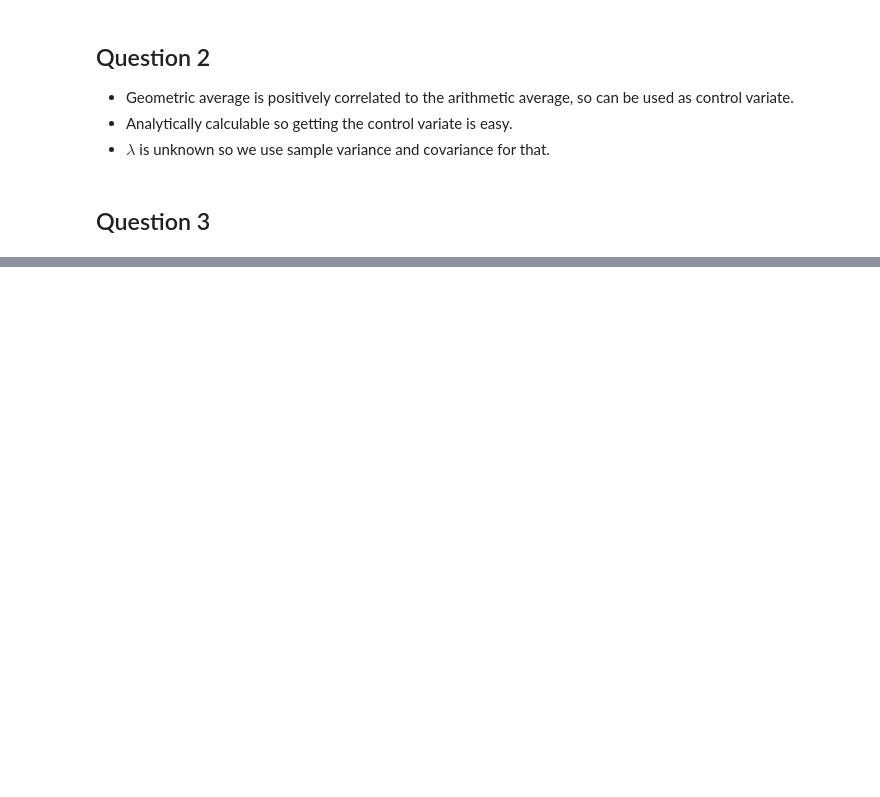
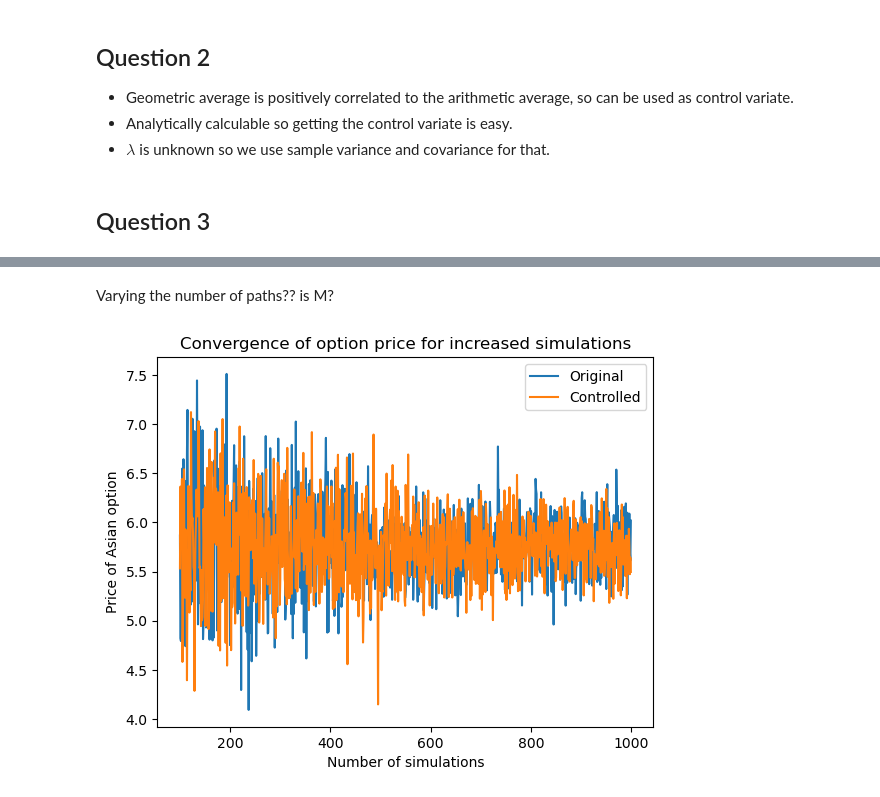
Before and after one commit to ThomasTenDamme/Comp_Finance_Group_16, a Jupyter notebook: Assignment 2/Part 3.ipynb, the cells around one changed output, grey strips where cells are left out. Saved outputs shown, nothing was run; the diff lists cells and outputs as text; code cells hidden in the pictures; blank space fills up the shorter version.

```diff
--- a/Assignment 2/Part 3.ipynb
+++ b/Assignment 2/Part 3.ipynb
@@ -150,0 +151,32 @@ The price of the Asian option based on arithmetic averages using Monte-Carlo sim
+# %% [markdown]
+Varying the number of paths?? is M?
+# %%
+# Settling the parameters
+S0 = 100
+K = 100
+r = 0.05
+sigma = 0.2
+T = 1
+N = 100
+#M = 100 # Number of simulations
+
+
+path_range = np.arange(100,1000,1) # set 1000 instead of 50 for the resut in report
+pi_values_controlled = []    # To store the results
+pi_values_original = []
+
+for M in path_range:
+    option_control_variate,_ = asian_arith_option_price_simul(S0, K, r, sigma, T, int(N/2), M, control_variate=True)
+    option_original,_ = asian_arith_option_price_simul(S0, K, r, sigma, T, N, M, control_variate=False)
+    pi_values_controlled.append(option_control_variate)
+    pi_values_original.append(option_original)
+
+plt.plot(path_range, pi_values_original, label='Original')
+plt.plot(path_range, pi_values_controlled, label='Controlled')
+plt.xlabel('Number of simulations')
+plt.ylabel('Price of Asian option')
+plt.title("Convergence of option price for increased simulations")
+plt.legend()
+plt.show()
+# %% [output]
+[figure, added]
```
Also changed, not shown: parts of 6 cells of this notebook, 1 other file.
